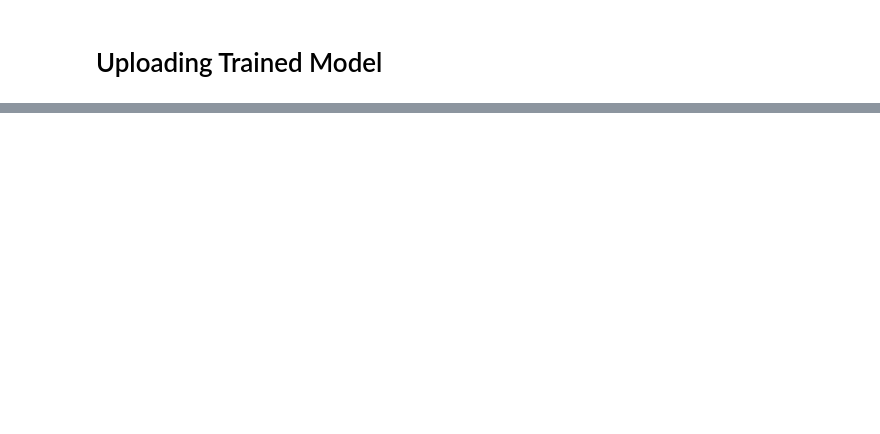
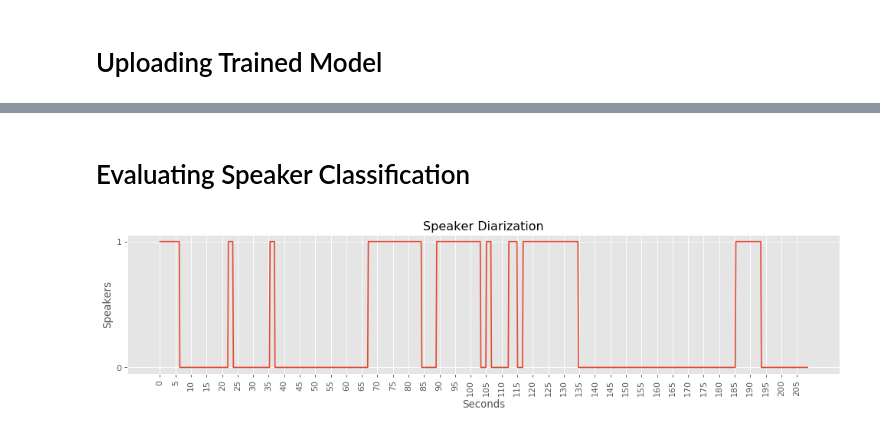
Before and after one commit to Kiwimaru/CS-590U---Final-Project, a Jupyter notebook: Conversation Analyzer.ipynb, the cells around one changed output, grey strips where cells are left out. Cells and saved outputs as stored; diff of their text form; code cells hidden in the pictures; blank space fills up the shorter version.

```diff
--- a/Conversation Analyzer.ipynb
+++ b/Conversation Analyzer.ipynb
@@ -19,3 +20,23 @@ for row in df.iterrows():
     if row[1][4] == 'laughter' and duration > 100:
         newAudio.export("Laughter/" + row[1][0] + ".wav", format="wav")
     print(row[1][0], row[1][4], duration)
+# %%
+def partitionAudio(filename, name):
+    newAudio = AudioSegment.from_wav(filename)
+    t1 = 0
+    t2 = 1000 * 1
+    while t2 < len(newAudio):
+        print(t2/1000)
+        newAudio[t1:t2].export('Laughter/' + name + '-laugh-' + str(t2) + '.wav', format="wav")
+        t1 += 1000 * 1
+        t2 += 1000 * 1
+#partitionAudio("Silence.wav")
+
+import os
+
+directory = os.fsencode("Laughter")
+
+for file in os.listdir(directory):
+    filename = os.fsdecode(file)
+    print(filename)
+    partitionAudio("Laughter/" + filename, filename)
@@ -45,6 +84,7 @@ def speakerDiarization(filename, plot = False):
 
     if plot == True:
         generatePlot(dataframe)
+    return dataframe
 
 # Plot functionality for speakerDiarization
 def generatePlot(dataframe):
@@ -102,0 +155,6 @@ write('Test/laugh.wav', fs, x)
+# %% [markdown]
+# Evaluating Speaker Classification
+# %%
+dataframe = speakerDiarization("Sinclair.wav", plot = True)
+# %% [output]
+[figure, added]
```
Also changed, not shown: parts of 12 cells of this notebook.
